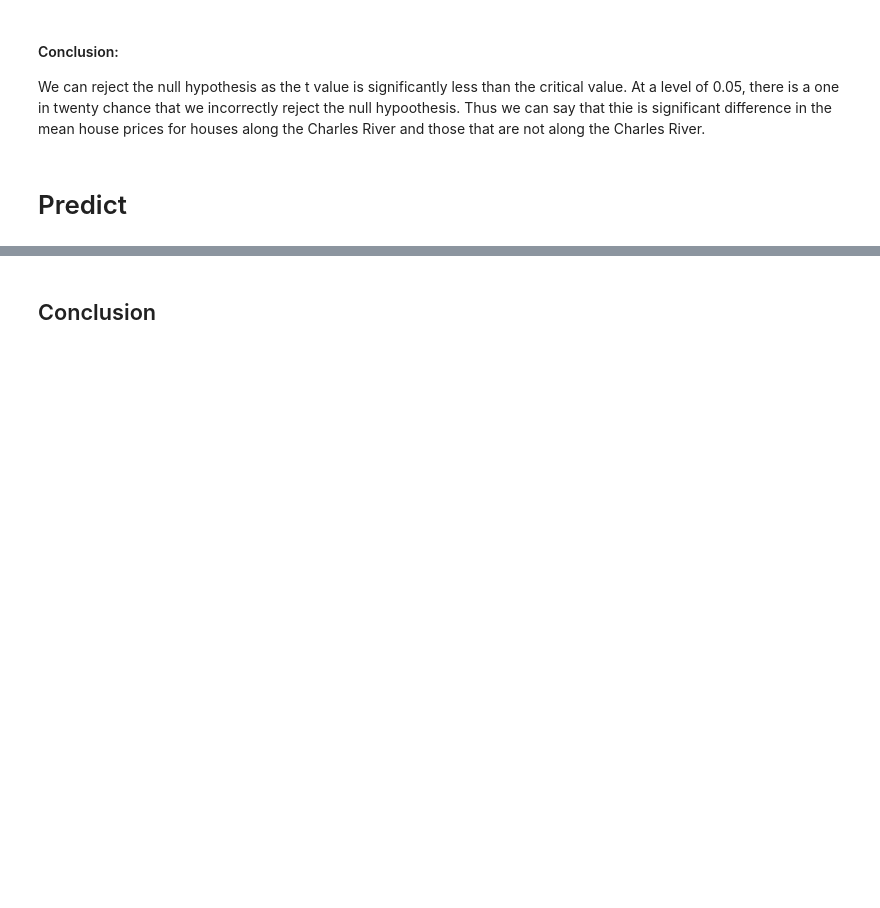
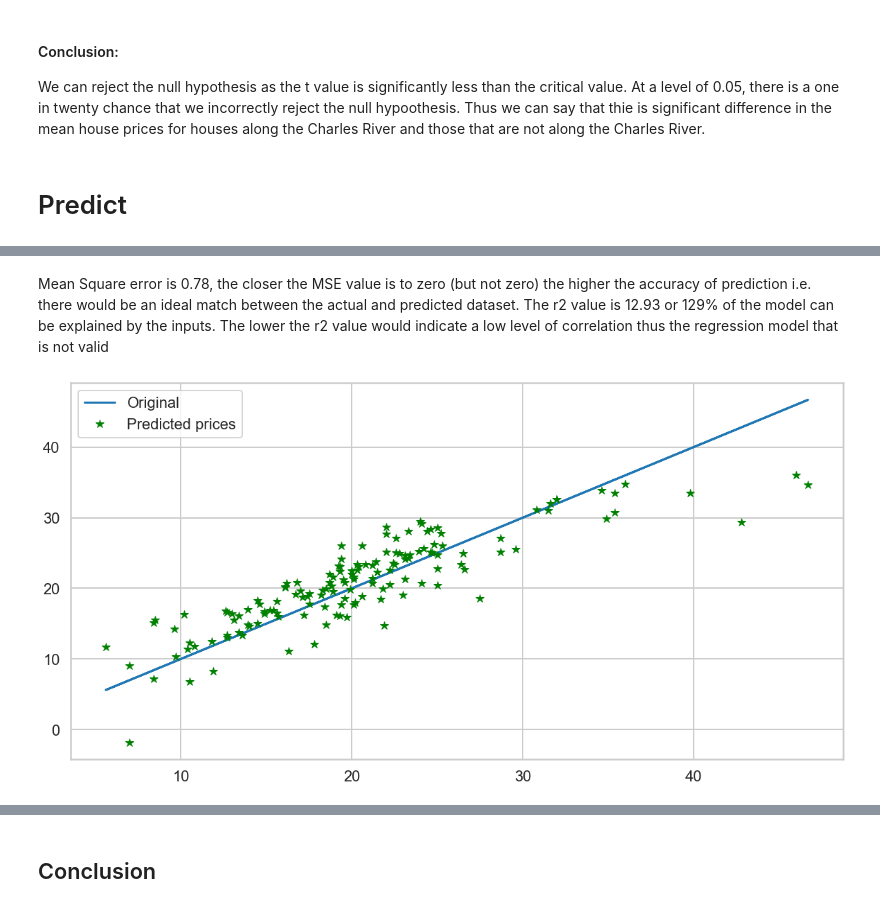
Before and after one commit to Roisin-Fallon/Machine-Learning-and-Statistics-Assessment-2019, a Jupyter notebook: Project.ipynb, the cells around one changed output, grey strips where cells are left out. Cells and saved outputs as stored; diff of their text form; code cells hidden in the pictures; blank space fills up the shorter version.

```diff
--- a/Project.ipynb
+++ b/Project.ipynb
@@ -771,20 +773,28 @@ df3 = df2[df2['MEDV']<50]
 # Spliting target variable and independent variables
 # Adapted from: https://books.google.ie/books?id=7zhDDwAAQBAJ&pg=PT358&lpg=PT358&dq=X+%3D+tips%5B%27total_bill%27%5D.values.reshape(-1,1)+Y+%3D+tips%5B%27tip%27%5D.values.reshape(-1,1)&source=bl&ots=vHyyJ7sVqy&sig=ACfU3U1WQO1y3kwv3o_xi-PomAdcojqz9g&hl=en&sa=X&ved=2ahUKEwjtuMrfmovmAhV1o3EKHaAfBpgQ6AEwAHoECAkQAQ#v=onepage&q=X%20%3D%20tips%5B'total_bill'%5D.values.reshape(-1%2C1)%20Y%20%3D%20tips%5B'tip'%5D.values.reshape(-1%2C1)&f=false
 
+# Create a dataframe containing the independent variables
 X = df3[['CRIM', 'ZN', 'INDUS', 'CHAS', 'NOX', 'RM', 'AGE', 'DIS', 'RAD', 'TAX', 'PTRATIO',
  'B', 'LSTAT']].values
+# X = df3.iloc[:, 0:13]
 
+# Dataframe of the median house price Create a dataframe containing the dependent variable
 y = df3[["MEDV"]].values
+# Y = df3.iloc[:, 13:14]
 
 # Split the dataset: 70% data to the training set and 30% data to the test set
 # random_state sets a seed to the random generator
-X_train, X_test, y_train, y_test = train_test_split(X, y, test_size=0.3, random_state=42)
+X_train, X_test, y_train, y_test = train_test_split(X, y, test_size=0.30, random_state=42)
 
 print("Training Size                 :", len(X_train))
 print("Training Shape                :",X_train.shape)
 print("Test Size                     :", len(X_test))
 print("Test Shape                    :",X_test.shape)
 print("Total Dataset Size            :",len(X_train) + len(X_test))
+# Check to ensure that the dataset was split correctly
+# Adapted from: https://www.ritchieng.com/machine-learning-project-boston-home-prices/
+print("Training data percentage      :", round(float(X_train.shape[0]) / float(X.shape[0])*100))
+print("Test data percentage          :", round(float(X_test.shape[0]) / float(X.shape[0])*100))
 # %% [output]
 Training Size                 : 343
 Training Shape                : (343, 13)
@@ -793,0 +818,8 @@ Total Dataset Size            : 490
+# %%
+# Adapted from: https://books.google.ie/books?id=vbQlDQAAQBAJ&pg=PT301&lpg=PT301&dq=boston+scaler+%3D+MinMaxScaler()+scaler.fit(X_train)++X_train+%3D+scaler.transform(X_train)+X_test+%3D+scaler.transform(X_test)&source=bl&ots=fxsVQ5I290&sig=ACfU3U3XatIT9bCvJBZDrF-Q0nmJ1omcKw&hl=en&sa=X&ved=2ahUKEwiZs83qi63mAhVStHEKHbfyCIUQ6AEwCnoECAcQAQ#v=onepage&q&f=false
+
+scaler = MinMaxScaler()
+scaler.fit(X_train)
+
+X_train_scaled = scaler.transform(X_train)
+X_test_scaled = scaler.transform(X_test)
@@ -834,0 +920,13 @@ plt.close()
+# %% [markdown]
+Mean Square error is 0.78, the closer the MSE value is to zero (but not zero) the higher the accuracy of prediction i.e. there would be an ideal match between the actual and predicted dataset. The r2 value is 12.93 or 129% of the model can be explained by the inputs. The lower the r2 value would indicate a low level of correlation thus the regression model that is not valid
+# %%
+linear_model = LinearRegression()
+
+linear_model.fit(X_train, y_train)
+predict_price = linear_model.predict(X_test)
+plt.plot(y_test, y_test, label='Original')
+plt.plot(y_test, predict_price, '*g', label='Predicted prices')
+plt.legend()
+plt.show()
+# %% [output]
+[figure, added]
```
Also changed, not shown: parts of 30 cells of this notebook, 1 other file.
